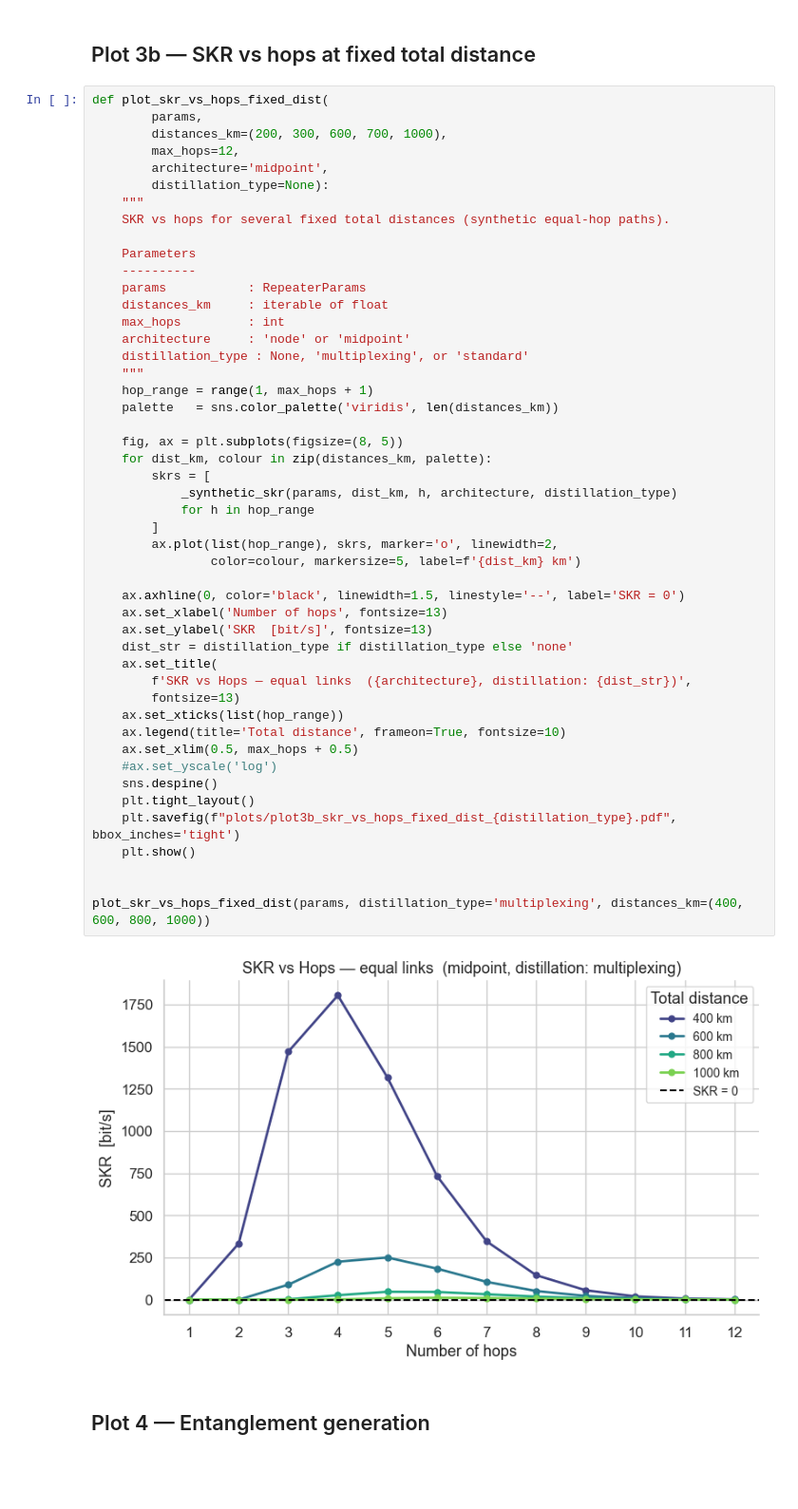
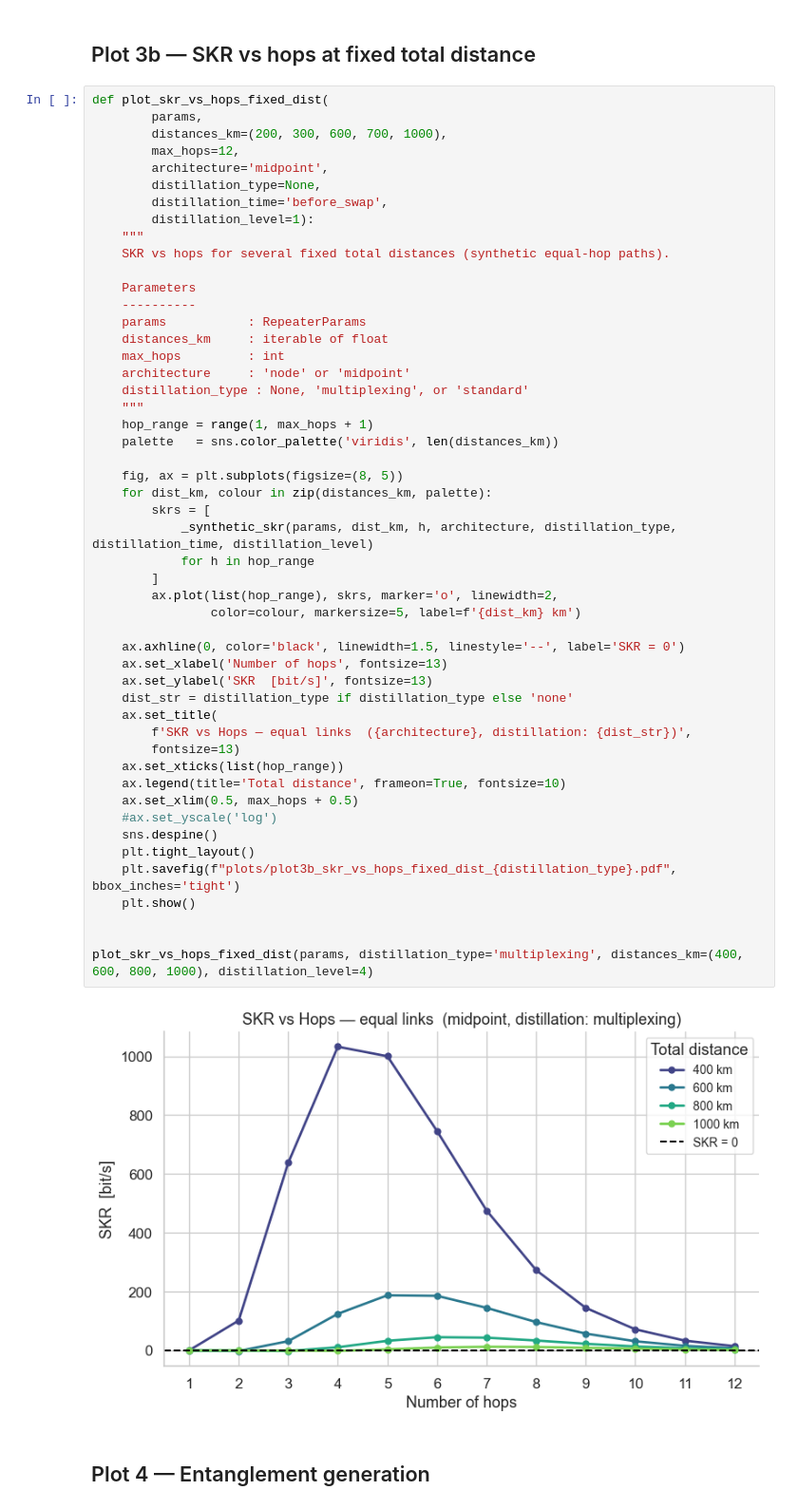
Before and after one commit to lucamar91/qkd_networks, a Jupyter notebook: analysis_plots_dist.ipynb, the cells around one changed output. Shown at 95% size. Cells and saved outputs as stored; diff of their text form; blank space fills up the shorter version.

```diff
--- a/analysis_plots_dist.ipynb
+++ b/analysis_plots_dist.ipynb
@@ -670,7 +726,9 @@ def plot_skr_vs_hops_fixed_dist(
         distances_km=(200, 300, 600, 700, 1000),
         max_hops=12,
         architecture='midpoint',
-        distillation_type=None):
+        distillation_type=None,
+        distillation_time='before_swap',
+        distillation_level=1):
     """
     SKR vs hops for several fixed total distances (synthetic equal-hop paths).
 
@@ -684,36 +742,36 @@ def plot_skr_vs_hops_fixed_dist(
     """
     hop_range = range(1, max_hops + 1)
     palette   = sns.color_palette('viridis', len(distances_km))
 
     fig, ax = plt.subplots(figsize=(8, 5))
     for dist_km, colour in zip(distances_km, palette):
         skrs = [
-            _synthetic_skr(params, dist_km, h, architecture, distillation_type)
+            _synthetic_skr(params, dist_km, h, architecture, distillation_type, distillation_time, distillation_level)
             for h in hop_range
         ]
         ax.plot(list(hop_range), skrs, marker='o', linewidth=2,
                 color=colour, markersize=5, label=f'{dist_km} km')
 
     ax.axhline(0, color='black', linewidth=1.5, linestyle='--', label='SKR = 0')
     ax.set_xlabel('Number of hops', fontsize=13)
     ax.set_ylabel('SKR  [bit/s]', fontsize=13)
     dist_str = distillation_type if distillation_type else 'none'
     ax.set_title(
         f'SKR vs Hops — equal links  ({architecture}, distillation: {dist_str})',
         fontsize=13)
     ax.set_xticks(list(hop_range))
     ax.legend(title='Total distance', frameon=True, fontsize=10)
     ax.set_xlim(0.5, max_hops + 0.5)
     #ax.set_yscale('log')
     sns.despine()
     plt.tight_layout()
     plt.savefig(f"plots/plot3b_skr_vs_hops_fixed_dist_{distillation_type}.pdf", bbox_inches='tight')
     plt.show()
 
 
-plot_skr_vs_hops_fixed_dist(params, distillation_type='multiplexing', distances_km=(400, 600, 800, 1000))
+plot_skr_vs_hops_fixed_dist(params, distillation_type='multiplexing', distances_km=(400, 600, 800, 1000), distillation_level=4)
 # %% [output]
-[figure, old version]
+[figure, new version]
 # %% [markdown]
 ## Plot 4 — Entanglement generation
 # %%
```
Also changed, not shown: parts of 9 cells of this notebook, 3 other files.
